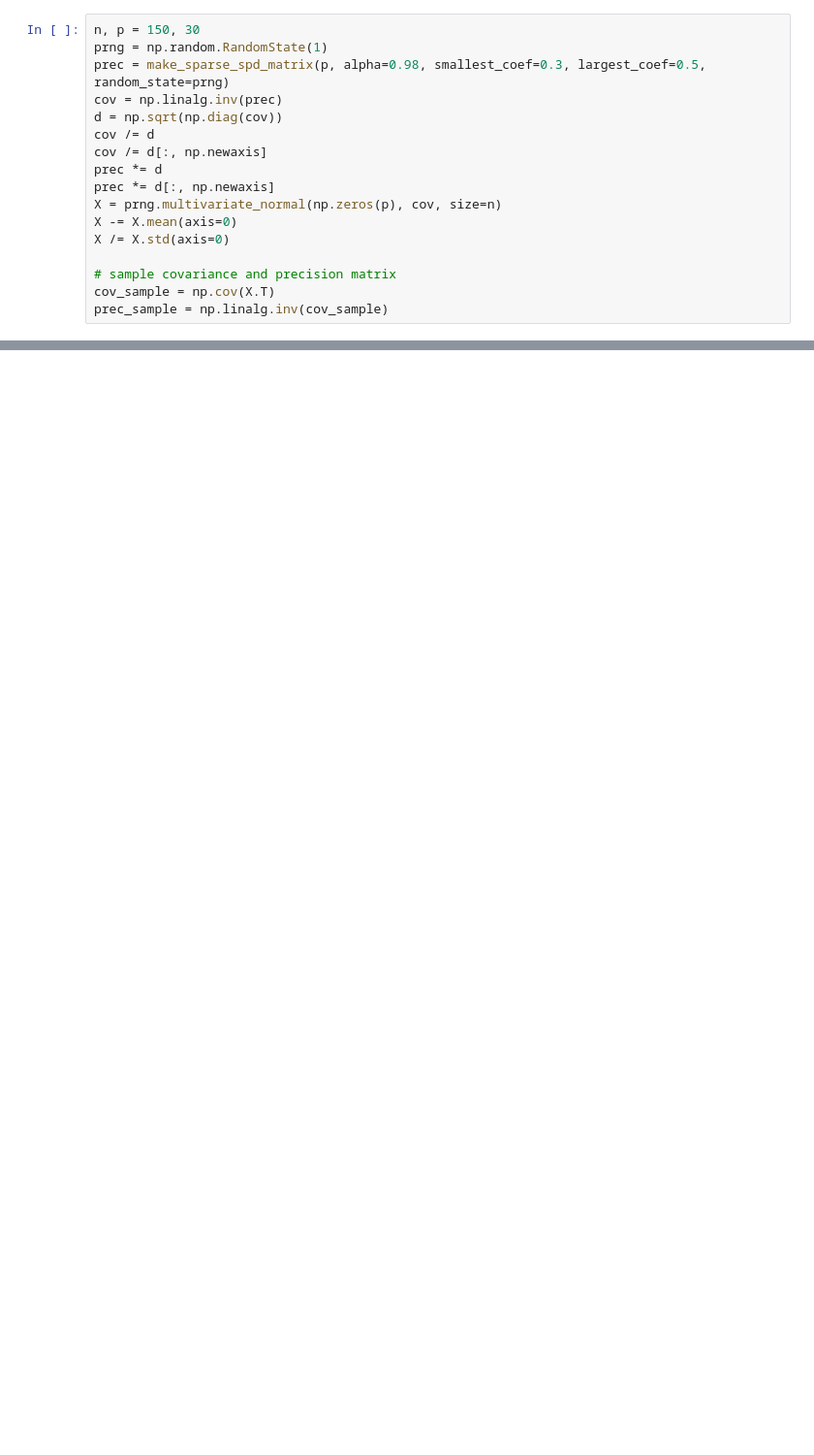
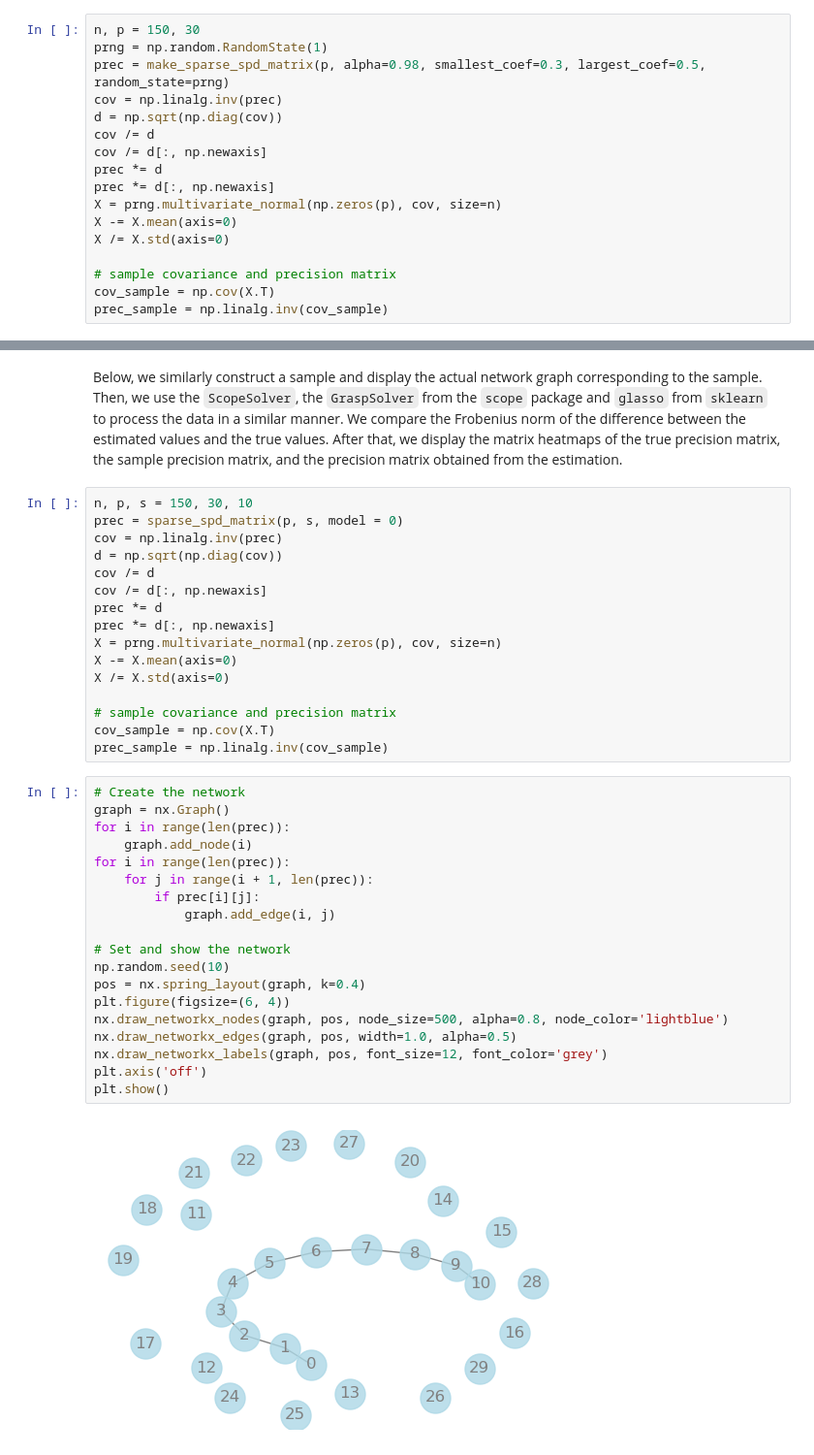
Before and after one commit to abess-team/skscope, a Jupyter notebook: docs/source/userguide/examples/Graphical Models/sparse-gaussian-precision-matrix.ipynb, the cells around one changed output, grey strips where cells are left out. Shown at 97% size. Cells and saved outputs as stored; diff of their text form; blank space fills up the shorter version.

```diff
--- a/docs/source/userguide/examples/Graphical Models/sparse-gaussian-precision-matrix.ipynb
+++ b/docs/source/userguide/examples/Graphical Models/sparse-gaussian-precision-matrix.ipynb
@@ -112,0 +273,42 @@ plt.show()
+# %% [markdown]
+Below, we similarly construct a sample and display the actual network graph corresponding to the sample.
+Then, we use the `ScopeSolver`, the `GraspSolver` from the `scope` package and `glasso` from `sklearn` to process the data in a similar manner.
+We compare the Frobenius norm of the difference between the estimated values and the true values.
+After that, we display the matrix heatmaps of the true precision matrix, the sample precision matrix, and the precision matrix obtained from the estimation.
+# %%
+n, p, s = 150, 30, 10
+prec = sparse_spd_matrix(p, s, model = 0)
+cov = np.linalg.inv(prec)
+d = np.sqrt(np.diag(cov))
+cov /= d
+cov /= d[:, np.newaxis]
+prec *= d
+prec *= d[:, np.newaxis]
+X = prng.multivariate_normal(np.zeros(p), cov, size=n)
+X -= X.mean(axis=0)
+X /= X.std(axis=0)
+
+# sample covariance and precision matrix
+cov_sample = np.cov(X.T)
+prec_sample = np.linalg.inv(cov_sample)
+# %%
+# Create the network
+graph = nx.Graph()
+for i in range(len(prec)):
+    graph.add_node(i)
+for i in range(len(prec)):
+    for j in range(i + 1, len(prec)):
+        if prec[i][j]:
+            graph.add_edge(i, j)
+
+# Set and show the network
+np.random.seed(10)
+pos = nx.spring_layout(graph, k=0.4)
+plt.figure(figsize=(6, 4))
+nx.draw_networkx_nodes(graph, pos, node_size=500, alpha=0.8, node_color='lightblue')
+nx.draw_networkx_edges(graph, pos, width=1.0, alpha=0.5)
+nx.draw_networkx_labels(graph, pos, font_size=12, font_color='grey')
+plt.axis('off')
+plt.show()
+# %% [output]
+[figure, added]
```
Also changed, not shown: parts of 34 cells of this notebook, 2 other files.
